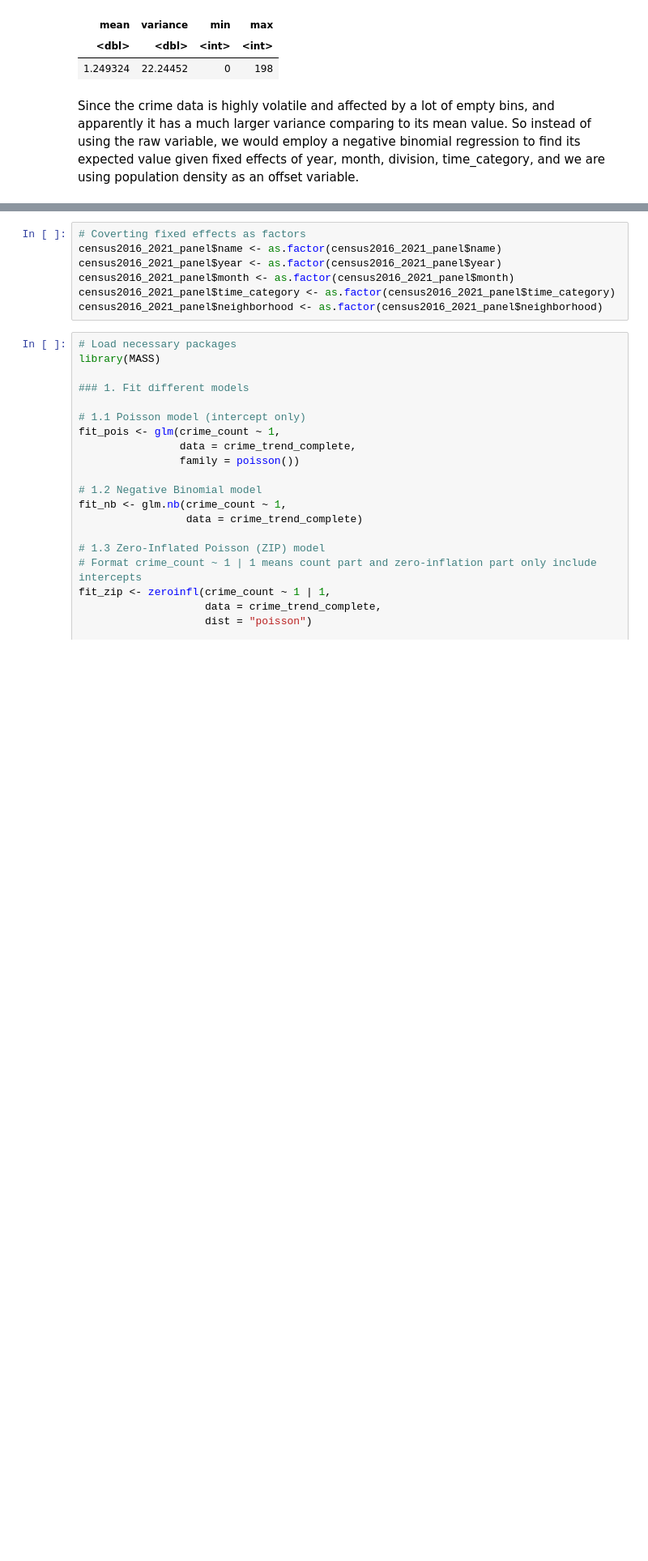
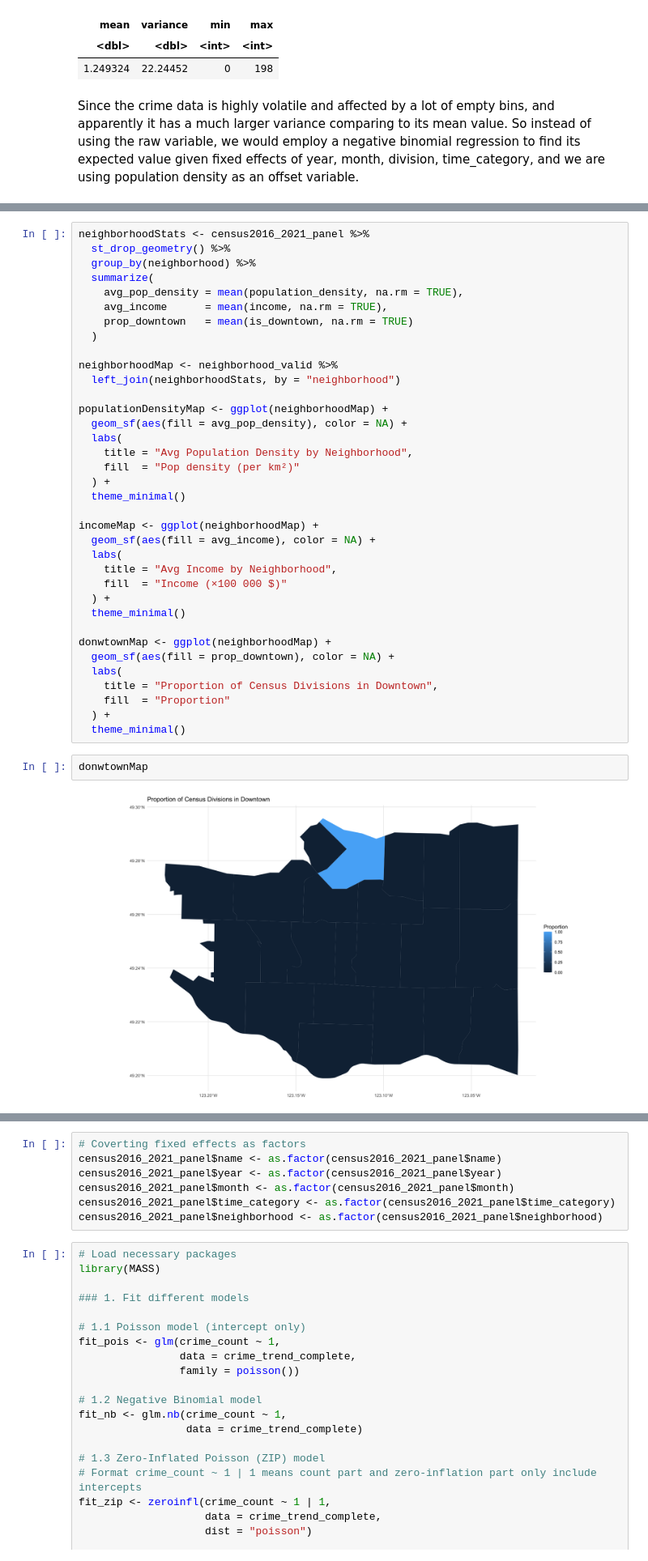
Before and after one commit to Irene-Berezin/econ_398_project, a Jupyter notebook: project_workbook.ipynb, the cells around one changed output, grey strips where cells are left out. Shown at 81% size. Cells and saved outputs as stored; diff of their text form; blank space fills up the shorter version.

```diff
--- a/project_workbook.ipynb
+++ b/project_workbook.ipynb
@@ -495,0 +521,40 @@ $ is_downtown          <dbl> 0, 0, 0, 0, 0, 0, 0, 0, 0, 0, 0, 0, 0, 0, 0, 0, 0
+# %%
+neighborhoodStats <- census2016_2021_panel %>%
+  st_drop_geometry() %>%
+  group_by(neighborhood) %>%
+  summarize(
+    avg_pop_density = mean(population_density, na.rm = TRUE),
+    avg_income      = mean(income, na.rm = TRUE),
+    prop_downtown   = mean(is_downtown, na.rm = TRUE)
+  )
+
+neighborhoodMap <- neighborhood_valid %>%
+  left_join(neighborhoodStats, by = "neighborhood")
+
+populationDensityMap <- ggplot(neighborhoodMap) +
+  geom_sf(aes(fill = avg_pop_density), color = NA) +
+  labs(
+    title = "Avg Population Density by Neighborhood",
+    fill  = "Pop density (per km²)"
+  ) +
+  theme_minimal()
+
+incomeMap <- ggplot(neighborhoodMap) +
+  geom_sf(aes(fill = avg_income), color = NA) +
+  labs(
+    title = "Avg Income by Neighborhood",
+    fill  = "Income (×100 000 $)"
+  ) +
+  theme_minimal()
+
+donwtownMap <- ggplot(neighborhoodMap) +
+  geom_sf(aes(fill = prop_downtown), color = NA) +
+  labs(
+    title = "Proportion of Census Divisions in Downtown",
+    fill  = "Proportion"
+  ) +
+  theme_minimal()
+# %%
+donwtownMap
+# %% [output]
+[figure, added]
```
Also changed, not shown: parts of 24 cells of this notebook.
